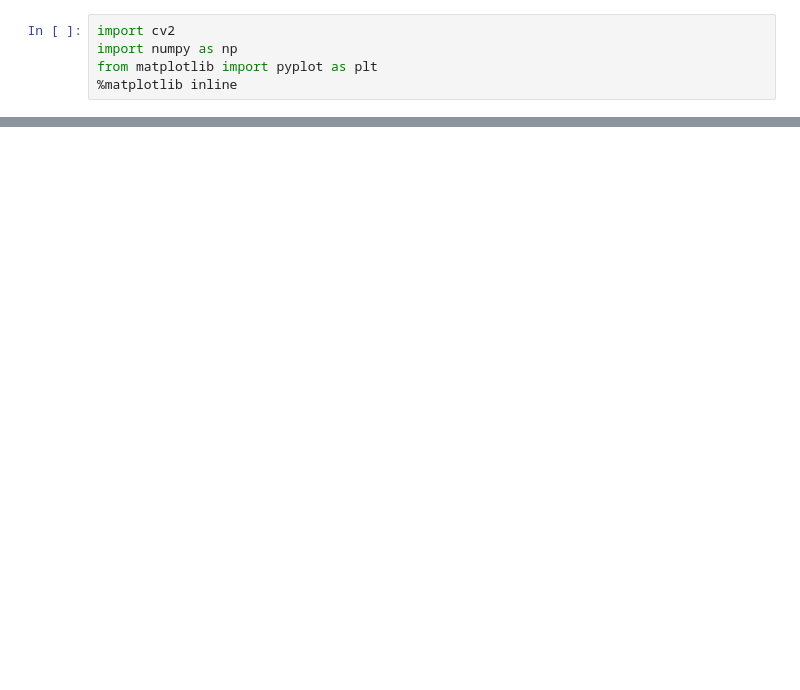
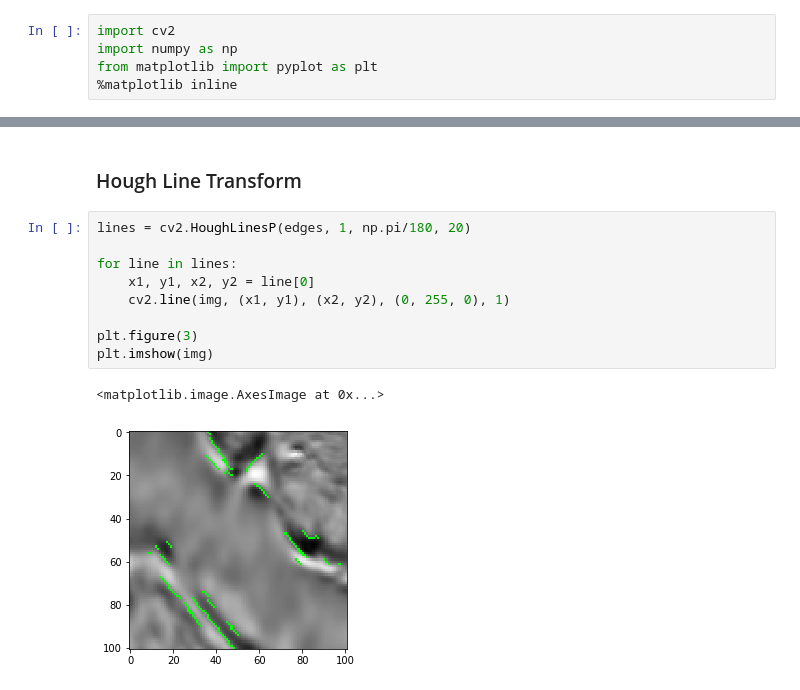
Before and after one commit to cldelahan/TGS-Salt, a Jupyter notebook: openCVtest.ipynb, the cells around one changed output, grey strips where cells are left out. Drawn from its saved outputs; the diff is of its cells as text; blank space fills up the shorter version.

```diff
--- a/openCVtest.ipynb
+++ b/openCVtest.ipynb
@@ -67,0 +38,14 @@ plt.show()
+# %% [markdown]
+### Hough Line Transform
+# %%
+lines = cv2.HoughLinesP(edges, 1, np.pi/180, 20)
+
+for line in lines:
+    x1, y1, x2, y2 = line[0]
+    cv2.line(img, (x1, y1), (x2, y2), (0, 255, 0), 1)
+
+plt.figure(3)
+plt.imshow(img)
+# %% [output]
+<matplotlib.image.AxesImage at 0x...>
+[figure, added]
```
Also changed, not shown: parts of 11 cells of this notebook, 7 other files.
